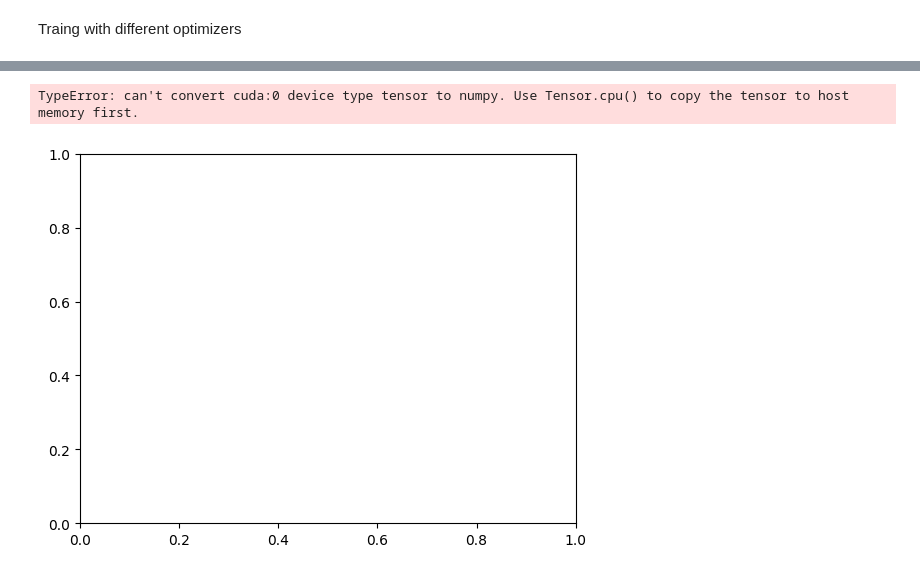
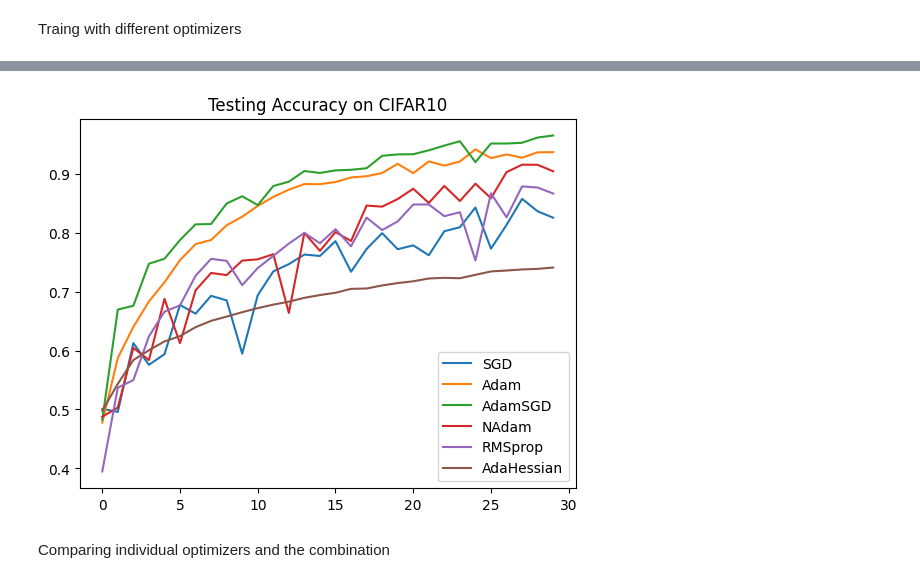
Before and after one commit to gautamvira/StackingOptimizers, a Jupyter notebook: CNN_CIFAR10.ipynb, the cells around one changed output, grey strips where cells are left out. Saved outputs shown, nothing was run; the diff lists cells and outputs as text; code cells hidden in the pictures.

```diff
--- a/CNN_CIFAR10.ipynb
+++ b/CNN_CIFAR10.ipynb
@@ -124,15 +145,16 @@ def evaluate(model, test_loader, opt_name, loss_func):
     test_accuracy = (correct/num_labels).cpu().item()
     return test_loss, test_accuracy
 # %%
-def train(model, train_loader, optimizer, opt_name, loss_func, epochs=15):
+def train(model, train_loader, optimizer, opt_name, loss_func, epochs=30):
     accuracy_lst = []
     loss_lst = []
     testaccuracy_lst = []
     testloss_lst = []
     log = []
     model.train()
-    start_time = time.time()
+
     for epoch in tqdm(range(epochs), desc=f"Training progress "+opt_name, colour="#00ff00"):
+        start_time = time.time()
         total_loss = 0
         correct = 0
         num_labels = 0
@@ -178,8 +200,10 @@ def train(model, train_loader, optimizer, opt_name, loss_func, epochs=15):
         test_loss, test_accuracy = evaluate(model, test_loader, opt_name, loss_func)
         testloss_lst.append(test_loss)
         testaccuracy_lst.append(test_accuracy)
-    end_time = time.time()
+        end_time = time.time()
+        wandb.log({'Accuracy': accuracy_lst[-1], 'Loss': loss_lst[-1], 'Time': end_time-start_time})
     print('Total Time: %4fs' % (end_time-start_time))
+
     with open(opt_name + ' Training log.txt', 'w') as f:
         for each in log:
             f.write(each)
@@ -188,3 +212,12 @@ def train(model, train_loader, optimizer, opt_name, loss_func, epochs=15):
     return accuracy_lst, loss_lst, testaccuracy_lst, testloss_lst
 # %% [markdown]
 Traing with different optimizers
+# %%
+#AdamSGD
+Adamsgd_run = wandb.init(project="CSI 5340 Project", entity="csi5340", name='AdamSGD')
+model = CNN().to(device)
+loss_func = nn.CrossEntropyLoss()
+optimizer = AdamSGDWeighted(model.parameters(), lr = 0.01)
+
+accuracy_lst_AdamSGD, loss_lst_AdamSGD, testacc_AdamSGD, testloss_AdamSGD = train(model, train_loader, optimizer, 'AdamSGD', loss_func)
+Adamsgd_run.finish()
@@ -428,14 +510,16 @@ plt.show()
 # %%
-epoch_lst = range(15)
+epoch_lst = range(30)
 plt.plot(epoch_lst, testacc_SGD, label = "SGD")
 plt.plot(epoch_lst, testacc_Adam, label = "Adam")
+plt.plot(epoch_lst, testacc_AdamSGD, label = "AdamSGD")
 plt.plot(epoch_lst, testacc_NAdam, label = "NAdam")
-plt.plot(epoch_lst, testacc_RMSprop, label = "RMSprop")
+plt.plot(epoch_lst, testacc_RMSProp, label = "RMSprop")
 plt.plot(epoch_lst, testacc_Adahess, label = "AdaHessian")
 plt.legend()
 plt.title('Testing Accuracy on CIFAR10')
 plt.savefig('Testing Accuracy on CIFAR10.png')
 plt.show()
 # %% [output]
-TypeError: can't convert cuda:0 device type tensor to numpy. Use Tensor.cpu() to copy the tensor to host memory first.
-[figure, old version]
+[figure, new version]
+# %% [markdown]
+Comparing individual optimizers and the combination
```
Also changed, not shown: parts of 21 cells of this notebook, 25 other files.
